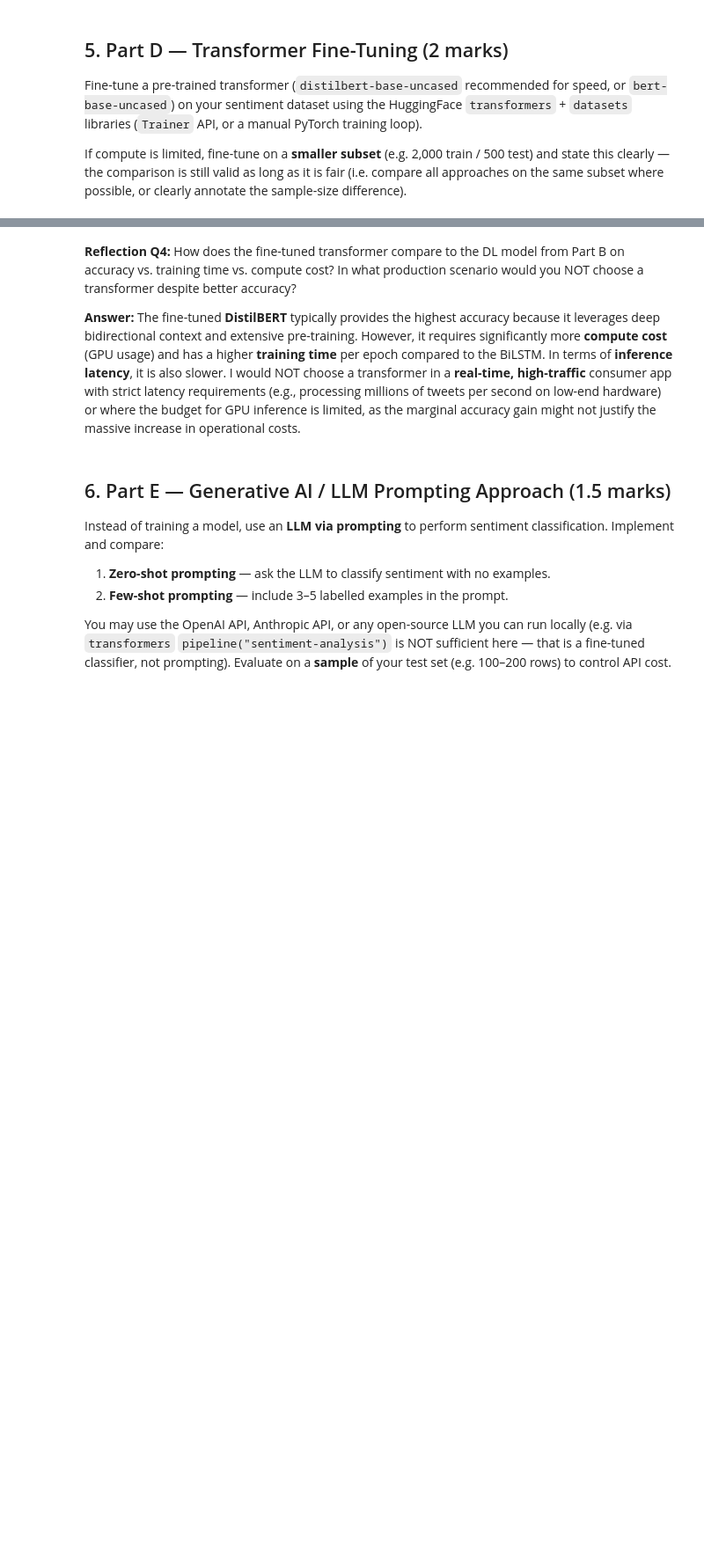
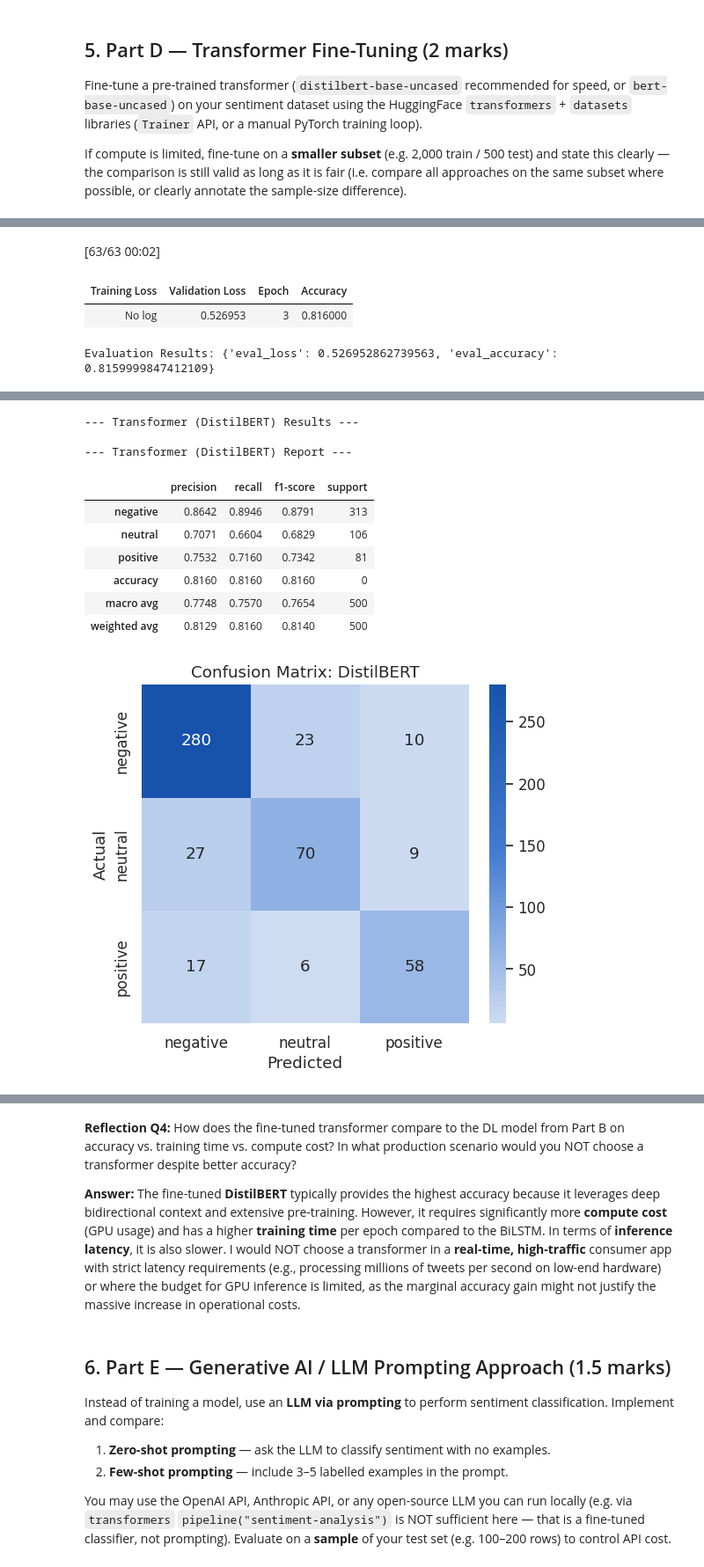
Before and after one commit to AvikRaj/sentiment-analysis-airtravel, a Jupyter notebook: sentiment-analysis.ipynb, the cells around one changed output, grey strips where cells are left out. Shown at 88% size. Drawn from its saved outputs; the diff is of its cells as text; code cells hidden in the pictures; blank space fills up the shorter version.

```diff
--- a/sentiment-analysis.ipynb
+++ b/sentiment-analysis.ipynb
@@ -836,15 +918,13 @@ inf_latency = (time.time() - start_inf) / len(tokenized_test) * 1000
 
 y_pred = np.argmax(predictions.predictions, axis=-1)
 y_true = predictions.label_ids
-
-from sklearn.metrics import classification_report, confusion_matrix
 print('\n--- Transformer (DistilBERT) Results ---')
 target_names = ['negative', 'neutral', 'positive']
-print(classification_report(y_true, y_pred, target_names=target_names))
+display_report_as_table(y_true, y_pred, "Transformer (DistilBERT) Report", target_names=target_names)
 
 cm = confusion_matrix(y_true, y_pred)
 plt.figure(figsize=(6, 5))
-sns.heatmap(cm, annot=True, fmt='d', cmap='mako',
+sns.heatmap(cm, annot=True, fmt='d', cmap=custom_sentiment_cmap,
             xticklabels=target_names, yticklabels=target_names)
 plt.title('Confusion Matrix: DistilBERT')
 plt.ylabel('Actual')
@@ -853,3 +933,8 @@ plt.show()
 
 print(f'Total Fine-tuning Time: {transformer_train_time:.2f}s')
 print(f'Inference Latency: {inf_latency:.2f} ms/sample')
+# %% [output]
+[63/63 00:02]
+| Training Loss | Validation Loss | Epoch | Accuracy |
+| No log | 0.526953 | 3 | 0.816000 |
+Evaluation Results: {'eval_loss': 0.526952862739563, 'eval_accuracy': 0.8159999847412109}
@@ -855,0 +942,11 @@ print(f'Inference Latency: {inf_latency:.2f} ms/sample')
+--- Transformer (DistilBERT) Results ---
+
+--- Transformer (DistilBERT) Report ---
+|  | precision | recall | f1-score | support |
+| negative | 0.8642 | 0.8946 | 0.8791 | 313 |
+| neutral | 0.7071 | 0.6604 | 0.6829 | 106 |
+| positive | 0.7532 | 0.7160 | 0.7342 | 81 |
+| accuracy | 0.8160 | 0.8160 | 0.8160 | 0 |
+| macro avg | 0.7748 | 0.7570 | 0.7654 | 500 |
+| weighted avg | 0.8129 | 0.8160 | 0.8140 | 500 |
+[figure, added]
```
Also changed, not shown: parts of 8 cells of this notebook.
